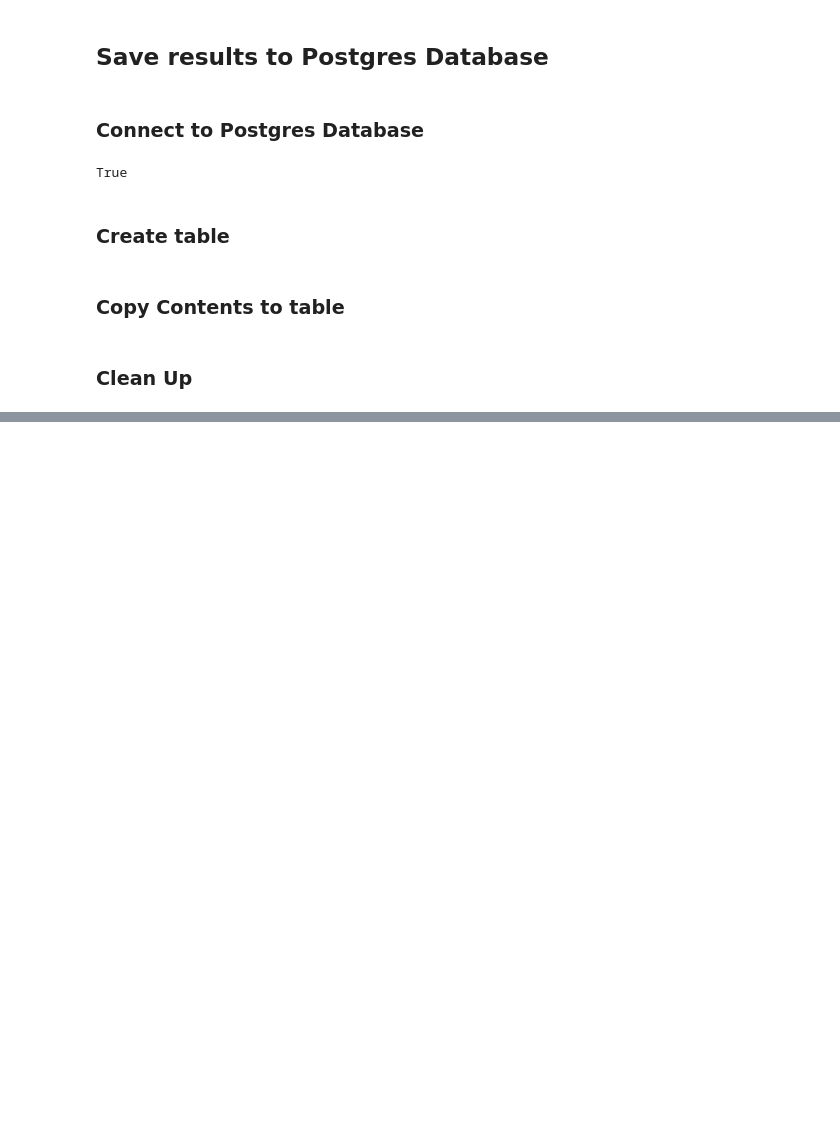
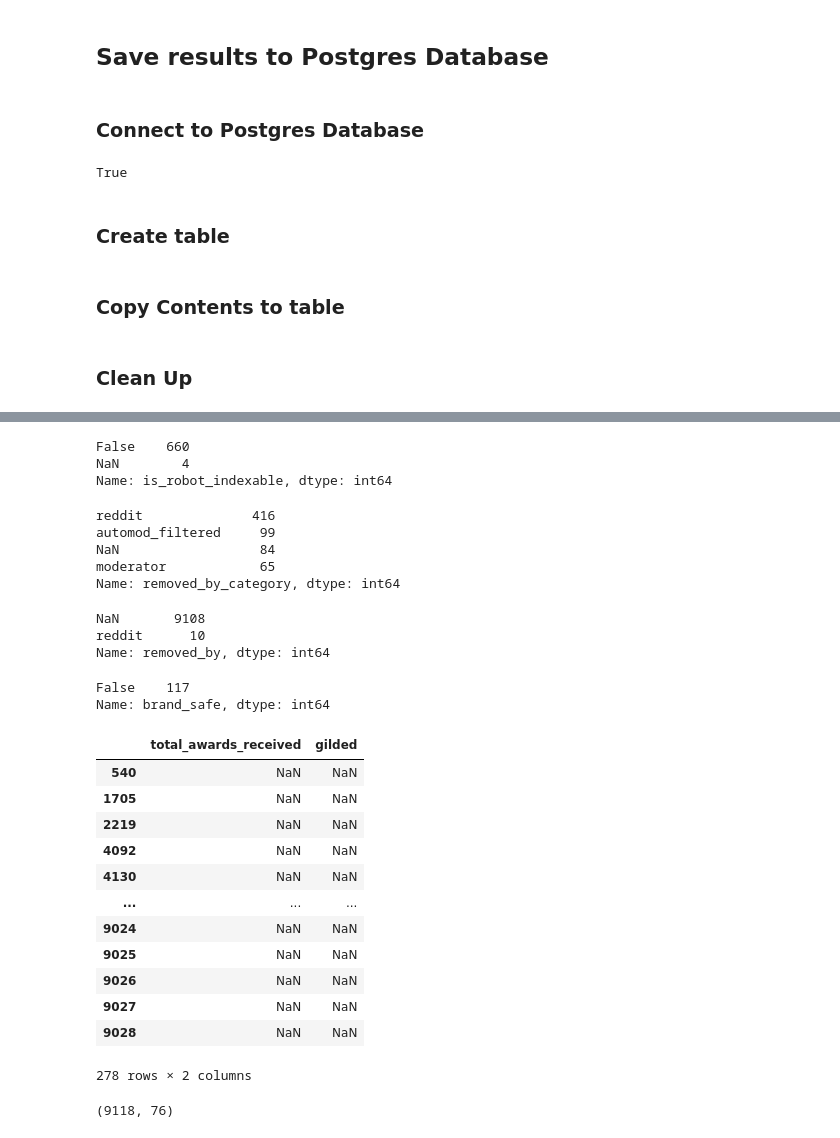
Before and after one commit to nialloriordan/dbt_blogs, a Jupyter notebook: analysis/Analysis_pushshift.ipynb, the cells around one changed output, grey strips where cells are left out. Cells and saved outputs as stored; diff of their text form; code cells hidden in the pictures; blank space fills up the shorter version.

```diff
--- a/analysis/Analysis_pushshift.ipynb
+++ b/analysis/Analysis_pushshift.ipynb
@@ -10,7 +9,7 @@ import pandas as pd
 # %% [markdown]
 ## Set up Logging
 # %%
-logger = logging.getLogger("my app")
+logger = logging.getLogger("reddit scraper")
 logger.setLevel("DEBUG")
 ch = logging.StreamHandler()
 ch.setLevel(logging.DEBUG)
@@ -61,13 +59,9 @@ valid_columns = [
 # %%
-def _get_post(post):
-    filtered_posts = {k:v for (k,v) in post.items() if k in valid_columns}
-    return filtered_posts
-
 def get_posts(json_objects):
     posts = []
-    for post in tqdm(json_objects, len(posts)):
-        post_args = _get_post(post)
-        posts.append(post_args)
+    for post in json_objects:
+        filtered_posts = {k:v for (k,v) in post.items() if k not in excluded_columns}
+        posts.append(filtered_posts)
     return posts
 # %% [markdown]
 ## Get all subreddit posts
@@ -228,6 +278,3 @@ with pg_conn:
 pg_conn.close()
 # %%
 !rm -f 'reddit_de_posts_filtered.csv'
-# %%
-with pg_conn:
-    df = pd.read_sql("SELECT * FROM raw_data.reddit_de", pg_conn)
@@ -273,0 +411,45 @@ df[df.author == "[deleted]"]
+# %%
+df[df.selftext.str.startswith("[removed]").fillna(False)]["is_robot_indexable"].value_counts(dropna=False)
+# %% [output]
+False    660
+NaN        4
+Name: is_robot_indexable, dtype: int64
+# %%
+df[df.selftext.str.startswith("[removed]").fillna(False)]["removed_by_category"].value_counts(dropna=False)
+# %% [output]
+reddit              416
+automod_filtered     99
+NaN                  84
+moderator            65
+Name: removed_by_category, dtype: int64
+# %%
+df["removed_by"].value_counts(dropna=False)
+# %% [output]
+NaN       9108
+reddit      10
+Name: removed_by, dtype: int64
+# %%
+df["brand_safe"].value_counts()
+# %% [output]
+False    117
+Name: brand_safe, dtype: int64
+# %%
+df[(df.total_awards_received.isnull()) & (df.gilded.isnull())][["total_awards_received", "gilded"]]
+# %% [output]
+|  | total_awards_received | gilded |
+| 540 | NaN | NaN |
+| 1705 | NaN | NaN |
+| 2219 | NaN | NaN |
+| 4092 | NaN | NaN |
+| 4130 | NaN | NaN |
+| ... | ... | ... |
+| 9024 | NaN | NaN |
+| 9025 | NaN | NaN |
+| 9026 | NaN | NaN |
+| 9027 | NaN | NaN |
+| 9028 | NaN | NaN |
+278 rows × 2 columns
+# %%
+df.shape
+# %% [output]
+(9118, 76)
```
Also changed, not shown: parts of 43 cells of this notebook, 2 other files.
